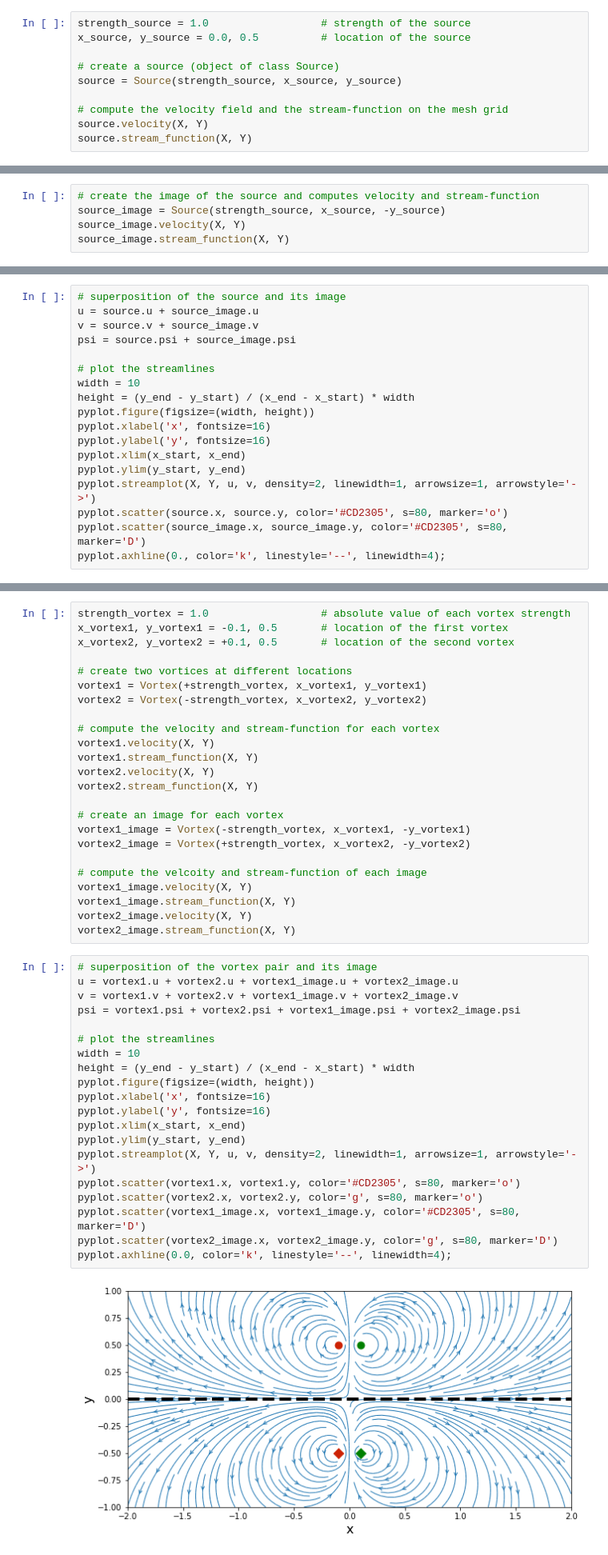
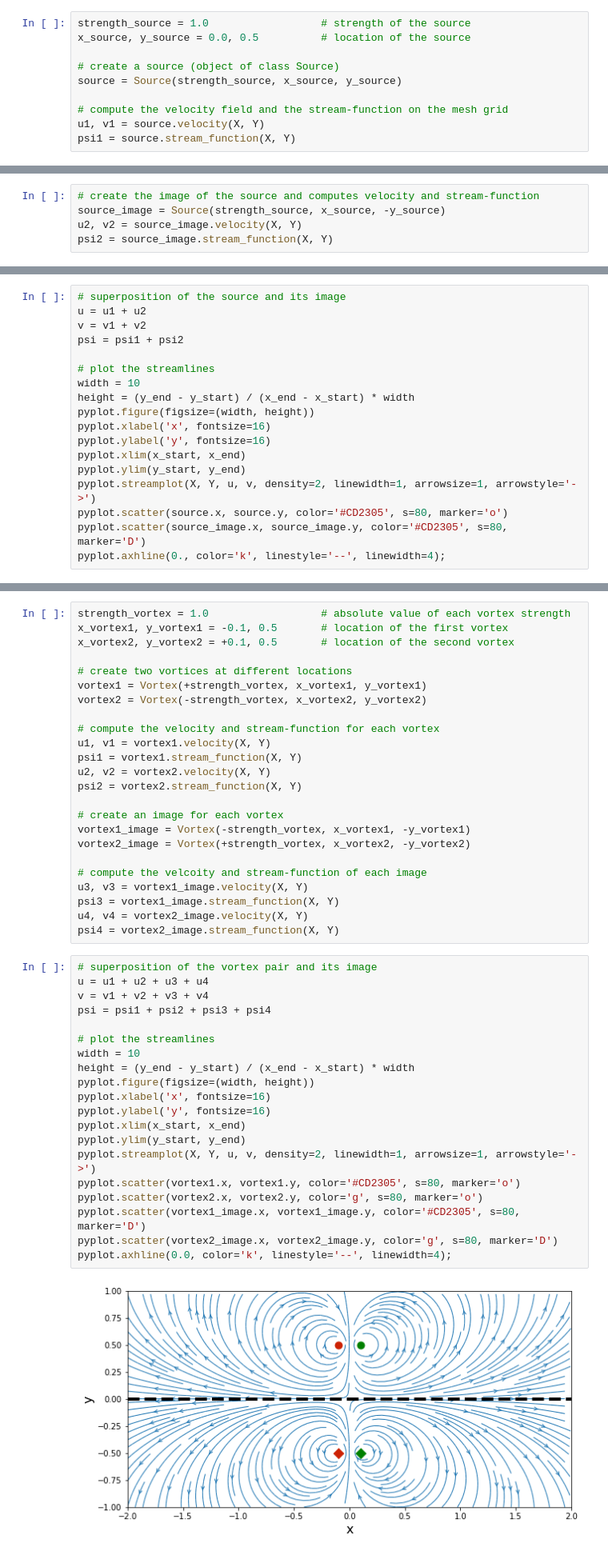
Before and after one commit to barbagroup/AeroPython, a Jupyter notebook: lessons/07_Lesson07_methodOfImages.ipynb, the cells around one changed output, grey strips where cells are left out. Shown: that part at 80% size. Cells and saved outputs as stored; diff of their text form.

```diff
--- a/lessons/07_Lesson07_methodOfImages.ipynb
+++ b/lessons/07_Lesson07_methodOfImages.ipynb
@@ -123,8 +137,8 @@ x_source, y_source = 0.0, 0.5          # location of the source
 source = Source(strength_source, x_source, y_source)
 
 # compute the velocity field and the stream-function on the mesh grid
-source.velocity(X, Y)
-source.stream_function(X, Y)
+u1, v1 = source.velocity(X, Y)
+psi1 = source.stream_function(X, Y)
 # %% [markdown]
 Notice the dot notation? With the dot, we are saying: "take the `velocity` function of the object `source` that we just created, and execute it." You see, the velocity function is associated to the data of the particular source, because it is part of a class.
 
@@ -132,8 +146,8 @@ The image of the source will also be created using the class `Source`, with the
 # %%
 # create the image of the source and computes velocity and stream-function
 source_image = Source(strength_source, x_source, -y_source)
-source_image.velocity(X, Y)
-source_image.stream_function(X, Y)
+u2, v2 = source_image.velocity(X, Y)
+psi2 = source_image.stream_function(X, Y)
 # %% [markdown]
 Using superposition, we can compute the streamlines of a source in the vicinity of a wall. The superimposition of the two sources leads to the following velocity field:
 
@@ -146,9 +160,9 @@ and the following stream function:
 $$\psi = \frac{\sigma}{2\pi} \left( \arctan\left(\frac{y-y_\text{source}}{x-x_\text{source}}\right) + \arctan\left(\frac{y+y_\text{source}}{x-x_\text{source}}\right) \right)$$
 # %%
 # superposition of the source and its image
-u = source.u + source_image.u
-v = source.v + source_image.v
-psi = source.psi + source_image.psi
+u = u1 + u2
+v = v1 + v2
+psi = psi1 + psi2
 
 # plot the streamlines
 width = 10
@@ -271,42 +299,42 @@ vortex1 = Vortex(+strength_vortex, x_vortex1, y_vortex1)
 vortex2 = Vortex(-strength_vortex, x_vortex2, y_vortex2)
 
 # compute the velocity and stream-function for each vortex
-vortex1.velocity(X, Y)
-vortex1.stream_function(X, Y)
-vortex2.velocity(X, Y)
-vortex2.stream_function(X, Y)
+u1, v1 = vortex1.velocity(X, Y)
+psi1 = vortex1.stream_function(X, Y)
+u2, v2 = vortex2.velocity(X, Y)
+psi2 = vortex2.stream_function(X, Y)
 
 # create an image for each vortex
 vortex1_image = Vortex(-strength_vortex, x_vortex1, -y_vortex1)
 vortex2_image = Vortex(+strength_vortex, x_vortex2, -y_vortex2)
 
 # compute the velcoity and stream-function of each image
-vortex1_image.velocity(X, Y)
-vortex1_image.stream_function(X, Y)
-vortex2_image.velocity(X, Y)
-vortex2_image.stream_function(X, Y)
+u3, v3 = vortex1_image.velocity(X, Y)
+psi3 = vortex1_image.stream_function(X, Y)
+u4, v4 = vortex2_image.velocity(X, Y)
+psi4 = vortex2_image.stream_function(X, Y)
 # %%
 # superposition of the vortex pair and its image
-u = vortex1.u + vortex2.u + vortex1_image.u + vortex2_image.u
-v = vortex1.v + vortex2.v + vortex1_image.v + vortex2_image.v
-psi = vortex1.psi + vortex2.psi + vortex1_image.psi + vortex2_image.psi
+u = u1 + u2 + u3 + u4
+v = v1 + v2 + v3 + v4
+psi = psi1 + psi2 + psi3 + psi4
 
 # plot the streamlines
 width = 10
 height = (y_end - y_start) / (x_end - x_start) * width
 pyplot.figure(figsize=(width, height))
 pyplot.xlabel('x', fontsize=16)
 pyplot.ylabel('y', fontsize=16)
 pyplot.xlim(x_start, x_end)
 pyplot.ylim(y_start, y_end)
 pyplot.streamplot(X, Y, u, v, density=2, linewidth=1, arrowsize=1, arrowstyle='->')
 pyplot.scatter(vortex1.x, vortex1.y, color='#CD2305', s=80, marker='o')
 pyplot.scatter(vortex2.x, vortex2.y, color='g', s=80, marker='o')
 pyplot.scatter(vortex1_image.x, vortex1_image.y, color='#CD2305', s=80, marker='D')
 pyplot.scatter(vortex2_image.x, vortex2_image.y, color='g', s=80, marker='D')
 pyplot.axhline(0.0, color='k', linestyle='--', linewidth=4);
 # %% [output]
-[figure, old version]
+[figure, new version]
 # %% [markdown]
 ## Doublet near a plane wall parallel to a uniform flow
 # %% [markdown]
```
Also changed, not shown: parts of 9 cells of this notebook, 1 other file.
